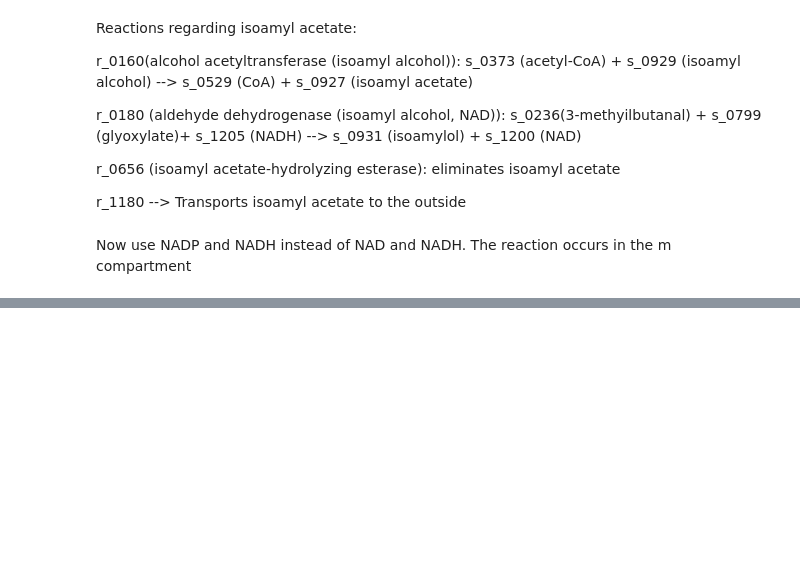
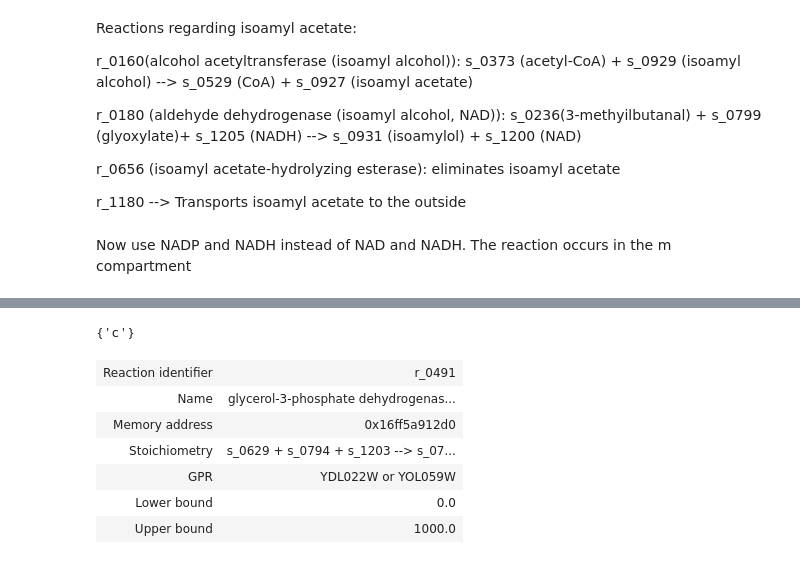
Before and after one commit to 27410/group-assingment-team11, a Jupyter notebook: 06_Co-factor_swap.ipynb, the cells around one changed output, grey strips where cells are left out. Drawn from its saved outputs; the diff is of its cells as text; code cells hidden in the pictures; blank space fills up the shorter version.

```diff
--- a/06_Co-factor_swap.ipynb
+++ b/06_Co-factor_swap.ipynb
@@ -113,0 +128,13 @@ target type: cofactor-swap
+# %%
+compartment = model.reactions.get_by_id('r_0491').compartments
+print(compartment)
+model.reactions.r_0491
+# %% [output]
+{'c'}
+| Reaction identifier | r_0491 |
+| Name | glycerol-3-phosphate dehydrogenas... |
+| Memory address | 0x16ff5a912d0 |
+| Stoichiometry | s_0629 + s_0794 + s_1203 --> s_07... |
+| GPR | YDL022W or YOL059W |
+| Lower bound | 0.0 |
+| Upper bound | 1000.0 |
```
Also changed, not shown: parts of 22 cells of this notebook, 4 other files.
